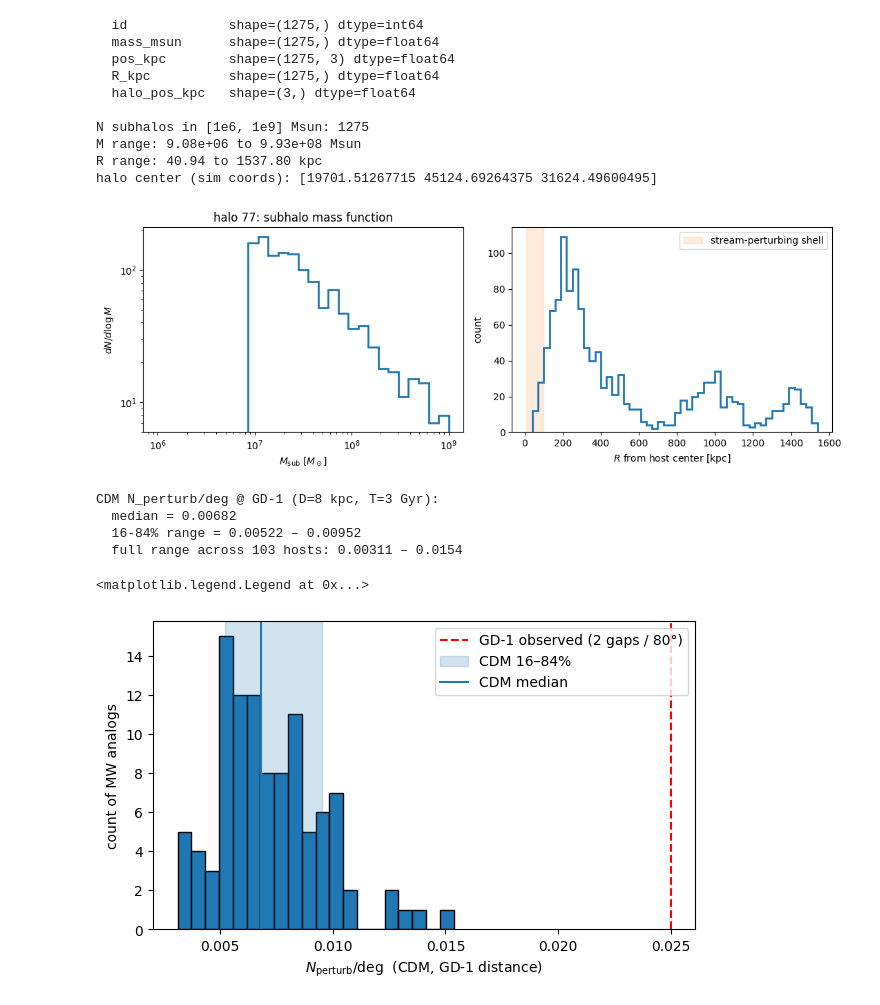
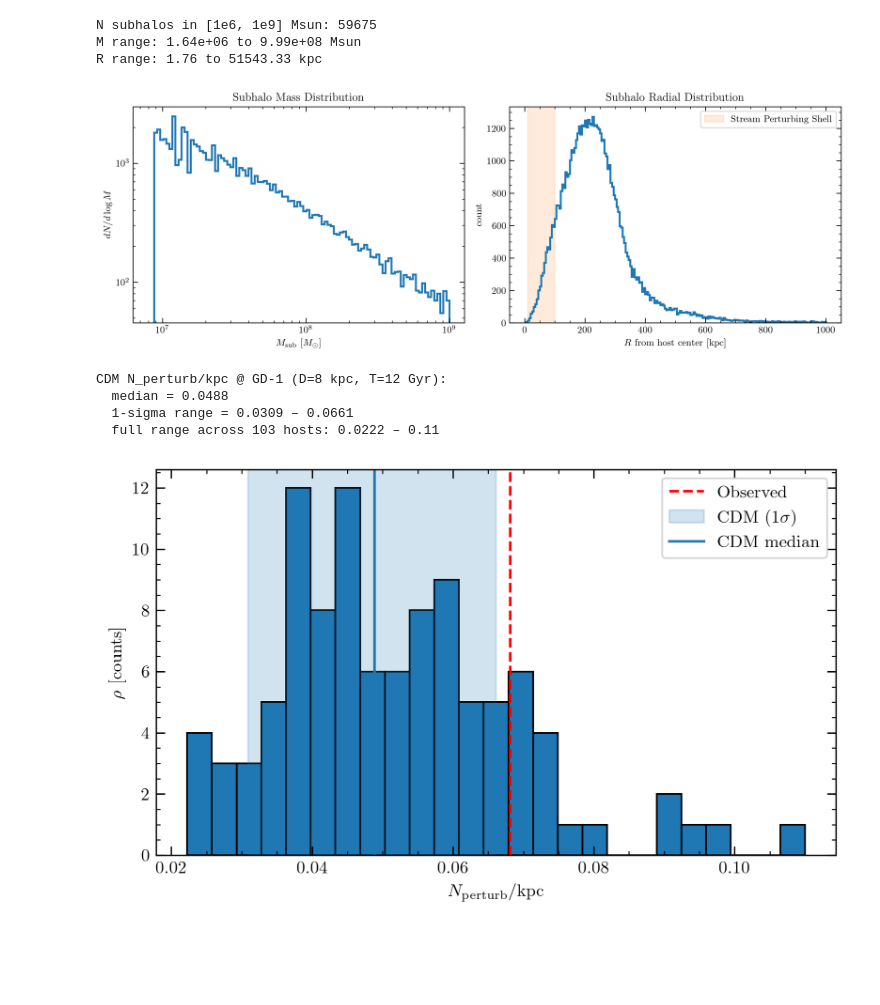
Before and after one commit to ravioli1369/ast5011-project, a Jupyter notebook: stream_perturbing_halos.ipynb, the cells around one changed output. Saved outputs shown, nothing was run; the diff lists cells and outputs as text; code cells hidden in the pictures; blank space fills up the shorter version.

```diff
--- a/stream_perturbing_halos.ipynb
+++ b/stream_perturbing_halos.ipynb
@@ -26,74 +41,71 @@ first 10: [77, 85, 89, 90, 95, 103, 106, 108, 112, 113]
 # %%
-sh = fetch_subhalos(mw[0])  # halo 77
-for k, v in sh.items():
-    print(
-        f"  {k:14s} shape={getattr(v, 'shape', None)} dtype={getattr(v, 'dtype', None)}"
-    )
+sh = {"id": [], "mass_msun": [], "R_kpc": [], "halo_pos_kpc": []}
+for i in mw:
+    subhalos = fetch_subhalos(i)
+    for k in sh:
+        sh[k].extend(subhalos[k])
+for k in sh:
+    sh[k] = np.array(sh[k])
 
 print(f"\nN subhalos in [1e6, 1e9] Msun: {len(sh['id'])}")
 print(f"M range: {sh['mass_msun'].min():.2e} to {sh['mass_msun'].max():.2e} Msun")
 print(f"R range: {sh['R_kpc'].min():.2f} to {sh['R_kpc'].max():.2f} kpc")
-print(f"halo center (sim coords): {sh['halo_pos_kpc']}")
 # %% [output]
-  id             shape=(1275,) dtype=int64
-  mass_msun      shape=(1275,) dtype=float64
-  pos_kpc        shape=(1275, 3) dtype=float64
-  R_kpc          shape=(1275,) dtype=float64
-  halo_pos_kpc   shape=(3,) dtype=float64
-
-N subhalos in [1e6, 1e9] Msun: 1275
-M range: 9.08e+06 to 9.93e+08 Msun
-R range: 40.94 to 1537.80 kpc
-halo center (sim coords): [19701.51267715 45124.69264375 31624.49600495]
+N subhalos in [1e6, 1e9] Msun: 59675
+M range: 1.64e+06 to 9.99e+08 Msun
+R range: 1.76 to 51543.33 kpc
 # %%
 fig, axes = plt.subplots(1, 2, figsize=(11, 4))
 
 # Mass function
-mbins = np.logspace(6, 9, 30)
+mbins = np.logspace(6.9, 9, 100)
 axes[0].hist(sh["mass_msun"], bins=mbins, histtype="step", lw=2)
 axes[0].set_xscale("log")
 axes[0].set_yscale("log")
 axes[0].set_xlabel(r"$M_{\rm sub}\ [M_\odot]$")
 axes[0].set_ylabel(r"$dN/d\log M$")
-axes[0].set_title(f"halo {mw[0]}: subhalo mass function")
+axes[0].set_title("Subhalo Mass Distribution")
 
 # Radial distribution
-axes[1].hist(sh["R_kpc"], bins=50, histtype="step", lw=2)
+axes[1].hist(sh["R_kpc"], bins=200, histtype="step", lw=2, range=[0, 1000])
 axes[1].axvspan(
-    *PERTURBER_R_RANGE_KPC, color="C1", alpha=0.15, label="stream-perturbing shell"
+    *PERTURBER_R_RANGE_KPC, color="C1", alpha=0.15, label="Stream Perturbing Shell"
 )
 axes[1].set_xlabel(r"$R$ from host center [kpc]")
 axes[1].set_ylabel("count")
+axes[1].set_title("Subhalo Radial Distribution")
 axes[1].legend()
-plt.tight_layout()
+fig.tight_layout()
+fig.savefig("./plots/subhalo_mass_and_radial_distributions.png", dpi=300)
 # %% [output]
-[figure, old version]
+[figure, new version]
 # %%
-pop = population_perturbation_rates(stream_distance_kpc=8.0, stream_age_gyr=3.0)
+pop = population_perturbation_rates()
 
-med = np.median(pop["per_deg"])
-p16, p84 = np.percentile(pop["per_deg"], [16, 84])
-print("CDM N_perturb/deg @ GD-1 (D=8 kpc, T=3 Gyr):")
+med = np.median(pop["per_kpc"])
+std = np.std(pop["per_kpc"])
+poneminus = np.max(pop["per_kpc"][pop["per_kpc"] < med - std])
+poneplus = np.min(pop["per_kpc"][pop["per_kpc"] > med + std])
+print("CDM N_perturb/kpc @ GD-1 (D=8 kpc, T=12 Gyr):")
 print(f"  median = {med:.3g}")
-print(f"  16-84% range = {p16:.3g} – {p84:.3g}")
+print(f"  1-sigma range = {poneminus:.3g} – {poneplus:.3g}")
 print(
-    f"  full range across {len(pop['per_deg'])} hosts:"
-    f" {pop['per_deg'].min():.3g} – {pop['per_deg'].max():.3g}"
+    f"  full range across {len(pop['per_kpc'])} hosts:"
+    f" {pop['per_kpc'].min():.3g} – {pop['per_kpc'].max():.3g}"
 )
 
-# Quick distribution plot
 plt.figure(figsize=(7, 4))
-plt.hist(pop["per_deg"], bins=20, edgecolor="k")
-plt.axvline(2 / 80, color="red", ls="--", label="GD-1 observed (2 gaps / 80°)")
-plt.axvspan(p16, p84, color="C0", alpha=0.2, label="CDM 16–84%")
+plt.hist(pop["per_kpc"], bins=25, edgecolor="k")
+plt.axvline(9 / 132.1, color="red", ls="--", label="Observed")
+plt.axvspan(poneminus, poneplus, color="C0", alpha=0.2, label=r"CDM (1$\sigma$)")
 plt.axvline(med, color="C0", label="CDM median")
-plt.xlabel(r"$N_{\rm perturb}/{\rm deg}$  (CDM, GD-1 distance)")
-plt.ylabel("count of MW analogs")
+plt.xlabel(r"$N_{\rm perturb}/{\rm kpc}$")
+plt.ylabel(r"$\rho$ [counts]")
 plt.legend()
+plt.show()
 # %% [output]
-CDM N_perturb/deg @ GD-1 (D=8 kpc, T=3 Gyr):
-  median = 0.00682
-  16-84% range = 0.00522 – 0.00952
-  full range across 103 hosts: 0.00311 – 0.0154
+CDM N_perturb/kpc @ GD-1 (D=8 kpc, T=12 Gyr):
+  median = 0.0488
+  1-sigma range = 0.0309 – 0.0661
+  full range across 103 hosts: 0.0222 – 0.11
-<matplotlib.legend.Legend at 0x...>
-[figure, old version]
+[figure, new version]
```
Also changed, not shown: parts of 4 cells of this notebook, 2 other files.
